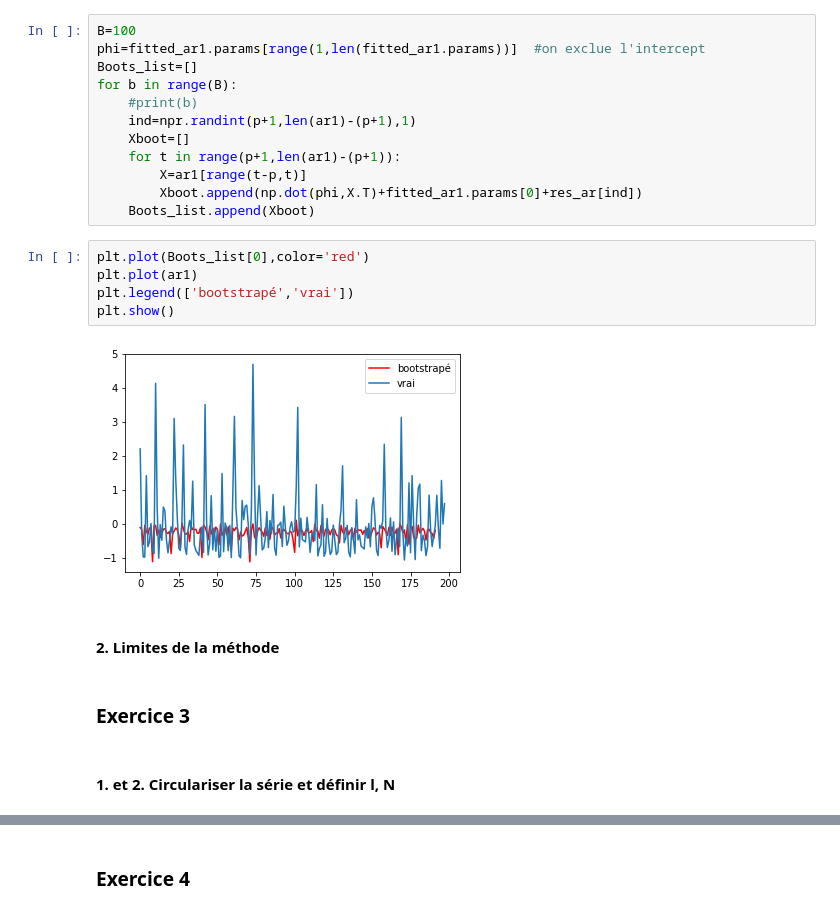
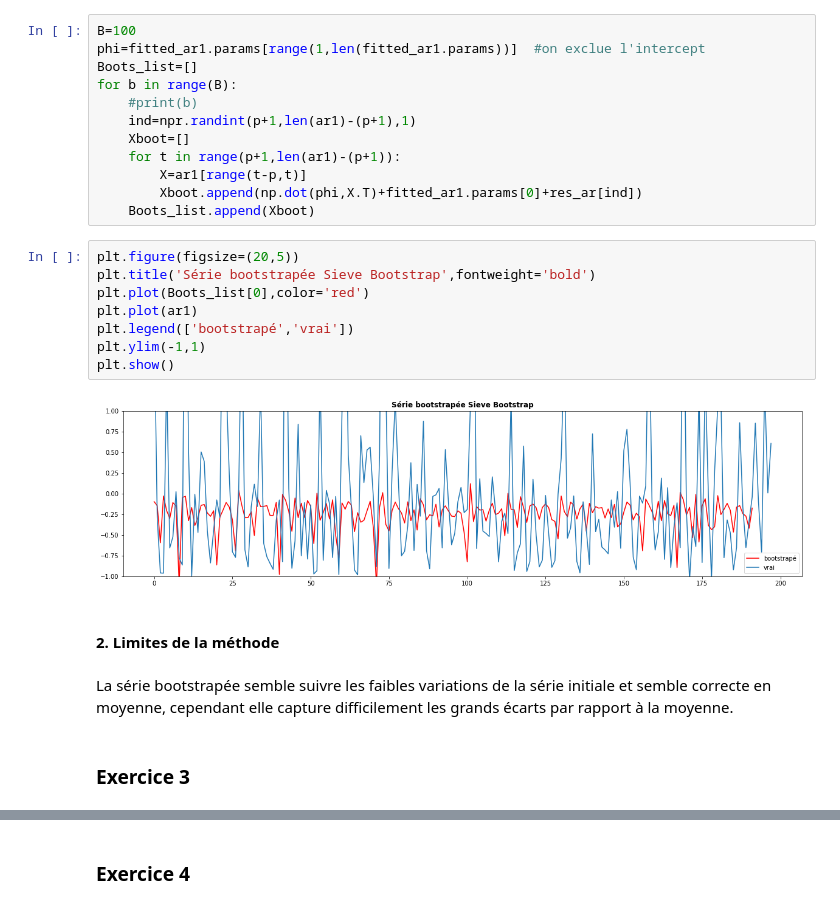
Before and after one commit to AntoineG92/Bootstrap-resampling-methods, a Jupyter notebook: TP3_Bootstrap.ipynb, the cells around one changed output, grey strips where cells are left out. Cells and saved outputs as stored; diff of their text form.

```diff
--- a/TP3_Bootstrap.ipynb
+++ b/TP3_Bootstrap.ipynb
@@ -129,15 +148,18 @@ for b in range(B):
         Xboot.append(np.dot(phi,X.T)+fitted_ar1.params[0]+res_ar[ind])
     Boots_list.append(Xboot)
 # %%
+plt.figure(figsize=(20,5))
+plt.title('Série bootstrapée Sieve Bootstrap',fontweight='bold')
 plt.plot(Boots_list[0],color='red')
 plt.plot(ar1)
 plt.legend(['bootstrapé','vrai'])
+plt.ylim(-1,1)
 plt.show()
 # %% [output]
-[figure, old version]
+[figure, new version]
 # %% [markdown]
 #### 2. Limites de la méthode
+# %% [markdown]
+La série bootstrapée semble suivre les faibles variations de la série initiale et semble correcte en moyenne, cependant elle capture difficilement les grands écarts par rapport à la moyenne.
 # %% [markdown]
 ### Exercice 3
-# %% [markdown]
-#### 1. et 2. Circulariser la série et définir l, N
```
Also changed, not shown: parts of 20 cells of this notebook.
